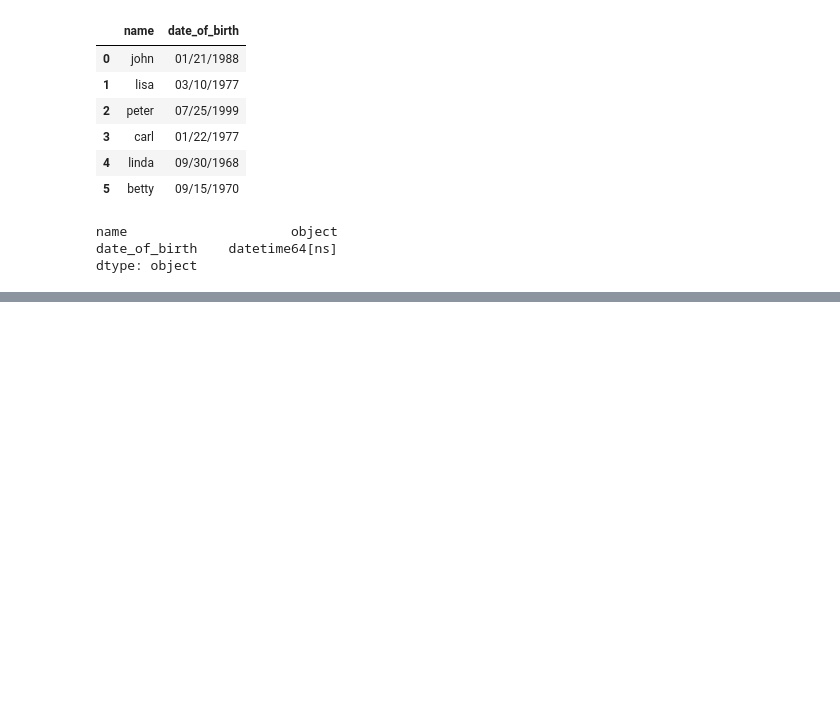
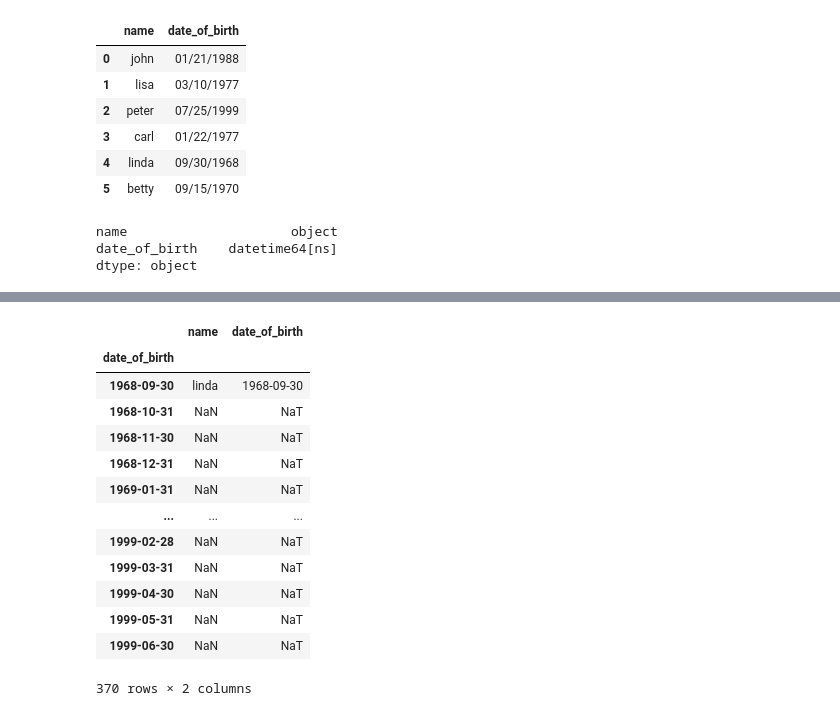
Before and after one commit to queirozfcom/python-sandbox, a Jupyter notebook: python3/notebooks/matplotlib/pandas-plotting-post.ipynb, the cells around one changed output, grey strips where cells are left out. Cells and saved outputs as stored; diff of their text form; code cells hidden in the pictures; blank space fills up the shorter version.

```diff
--- a/python3/notebooks/matplotlib/pandas-plotting-post.ipynb
+++ b/python3/notebooks/matplotlib/pandas-plotting-post.ipynb
@@ -197,0 +198,17 @@ plt.show()
+# %%
+df.set_index(df['date_of_birth']).asfreq('M')
+# %% [output]
+|  | name | date_of_birth |
+| date_of_birth |  |  |
+| 1968-09-30 | linda | 1968-09-30 |
+| 1968-10-31 | NaN | NaT |
+| 1968-11-30 | NaN | NaT |
+| 1968-12-31 | NaN | NaT |
+| 1969-01-31 | NaN | NaT |
+| ... | ... | ... |
+| 1999-02-28 | NaN | NaT |
+| 1999-03-31 | NaN | NaT |
+| 1999-04-30 | NaN | NaT |
+| 1999-05-31 | NaN | NaT |
+| 1999-06-30 | NaN | NaT |
+370 rows × 2 columns
```
Also changed, not shown: parts of 7 cells of this notebook, 4 other files.
